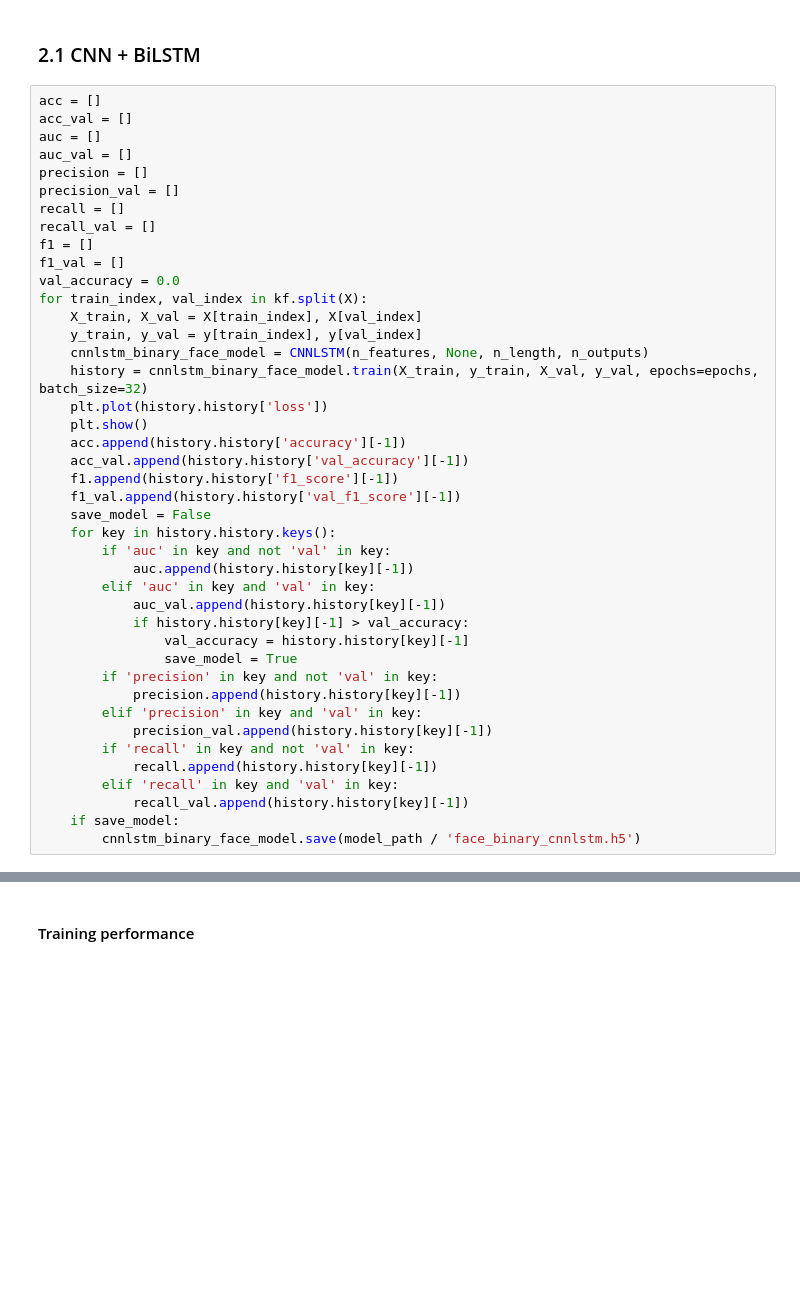
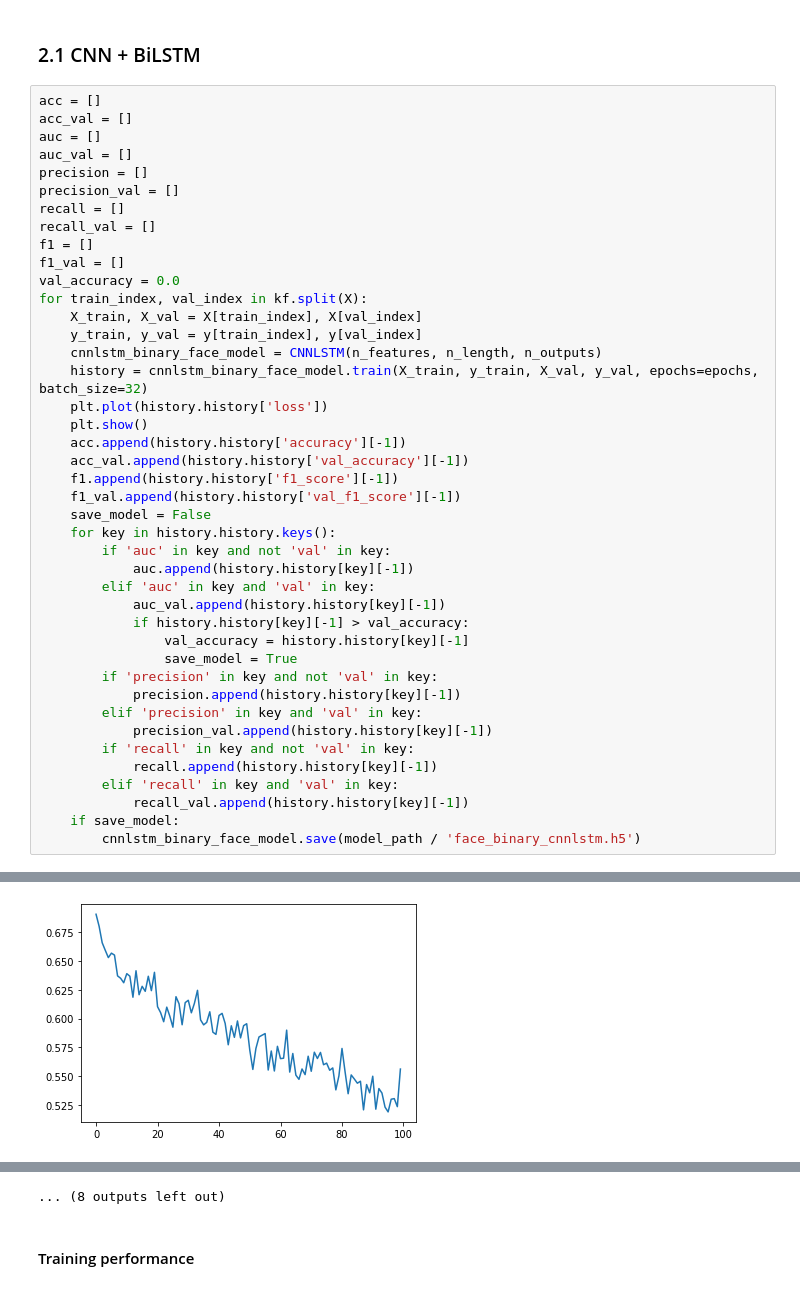
Before and after one commit to angelicagardner/skeleton-pose-estimation-for-pain-assessment, a Jupyter notebook: notebooks/final_binary.ipynb, the cells around one changed output, grey strips where cells are left out. Drawn from its saved outputs; the diff is of its cells as text; blank space fills up the shorter version.

```diff
--- a/notebooks/final_binary.ipynb
+++ b/notebooks/final_binary.ipynb
@@ -358,7 +538,7 @@ val_accuracy = 0.0
 for train_index, val_index in kf.split(X):
     X_train, X_val = X[train_index], X[val_index]
     y_train, y_val = y[train_index], y[val_index]
-    cnnlstm_binary_face_model = CNNLSTM(n_features, None, n_length, n_outputs)
+    cnnlstm_binary_face_model = CNNLSTM(n_features, n_length, n_outputs)
     history = cnnlstm_binary_face_model.train(X_train, y_train, X_val, y_val, epochs=epochs, batch_size=32)
     plt.plot(history.history['loss'])
     plt.show()
@@ -385,3 +565,4 @@ for train_index, val_index in kf.split(X):
             recall_val.append(history.history[key][-1])
     if save_model:
         cnnlstm_binary_face_model.save(model_path / 'face_binary_cnnlstm.h5')
+# %% [output]
@@ -387,0 +586 @@ for train_index, val_index in kf.split(X):
+[figure, added]
@@ -388,3 +677,4 @@ for train_index, val_index in kf.split(X):
+... (8 outputs left out)
 # %% [markdown]
 #### Training performance
 # %%
```
Also changed, not shown: parts of 82 cells of this notebook.
